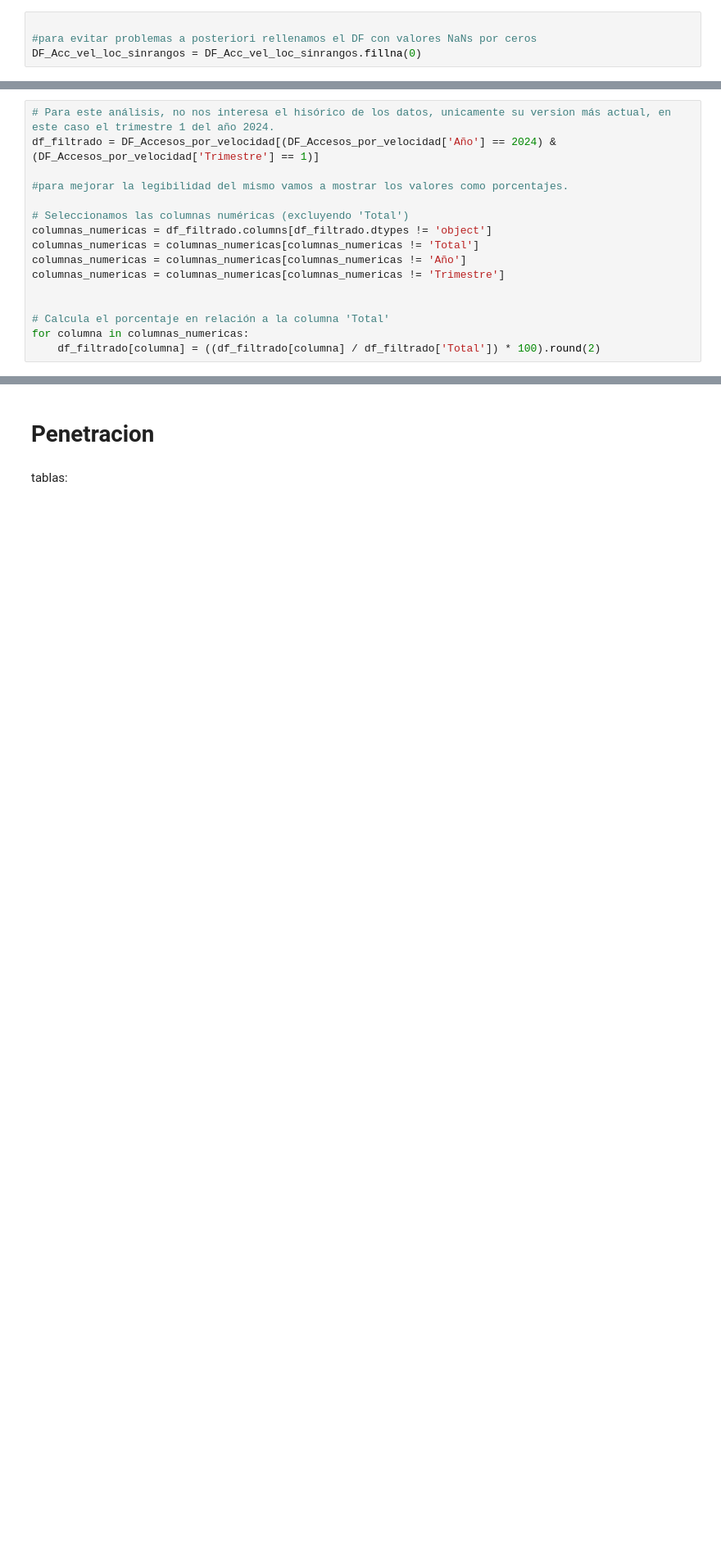
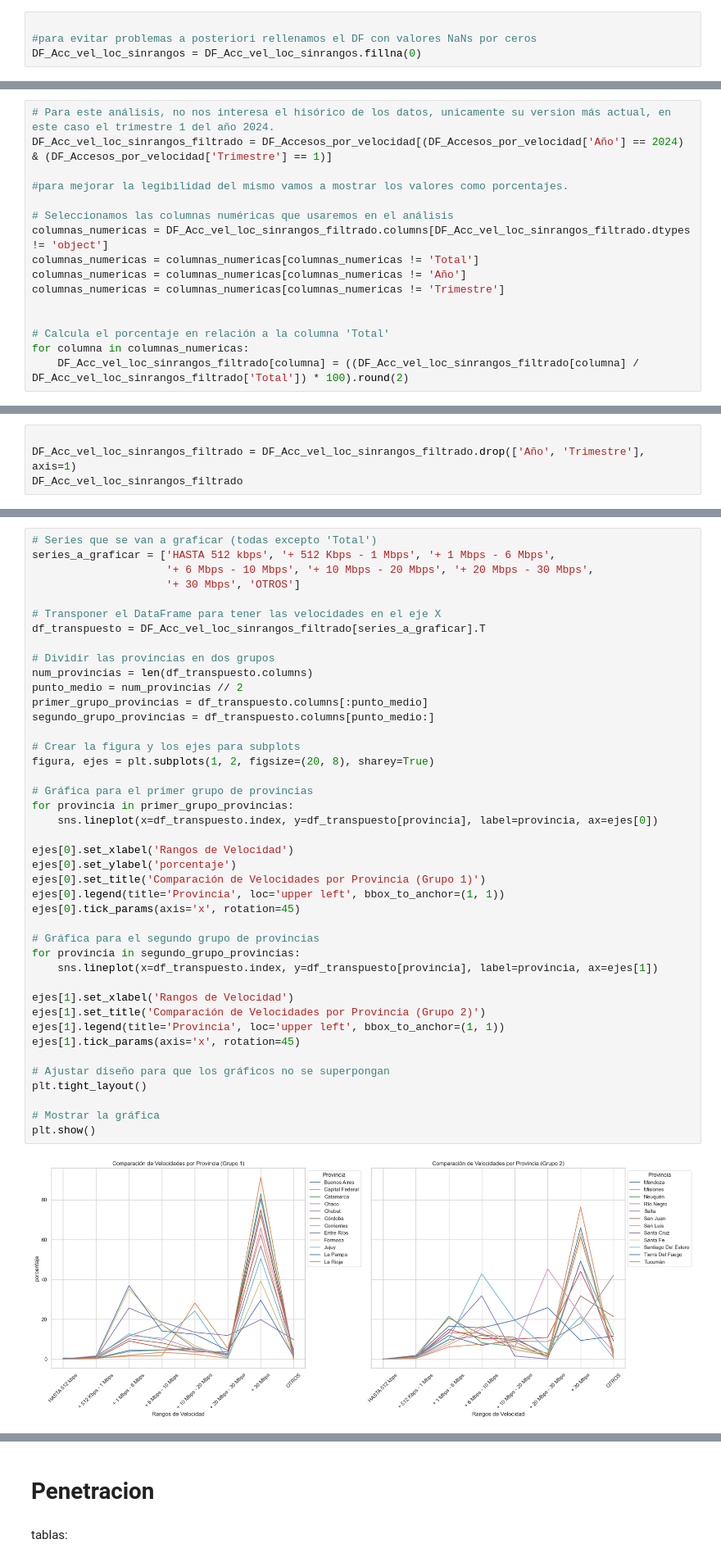
Before and after one commit to federicopiparo/Proyecto-Individual-N-2---Piparo-Federico, a Jupyter notebook: proyecto individual EDA -Federico piapro/EDA.ipynb, the cells around one changed output, grey strips where cells are left out. Shown at 82% size. Cells and saved outputs as stored; diff of their text form; blank space fills up the shorter version.

```diff
--- a/proyecto individual EDA -Federico piapro/EDA.ipynb
+++ b/proyecto individual EDA -Federico piapro/EDA.ipynb
@@ -173,11 +178,11 @@ DF_Acc_vel_loc_sinrangos = DF_Acc_vel_loc_sinrangos.fillna(0)
 # %%
 # Para este análisis, no nos interesa el hisórico de los datos, unicamente su version más actual, en este caso el trimestre 1 del año 2024.
-df_filtrado = DF_Accesos_por_velocidad[(DF_Accesos_por_velocidad['Año'] == 2024) & (DF_Accesos_por_velocidad['Trimestre'] == 1)]
+DF_Acc_vel_loc_sinrangos_filtrado = DF_Accesos_por_velocidad[(DF_Accesos_por_velocidad['Año'] == 2024) & (DF_Accesos_por_velocidad['Trimestre'] == 1)]
 
 #para mejorar la legibilidad del mismo vamos a mostrar los valores como porcentajes.
 
-# Seleccionamos las columnas numéricas (excluyendo 'Total')
-columnas_numericas = df_filtrado.columns[df_filtrado.dtypes != 'object']
+# Seleccionamos las columnas numéricas que usaremos en el análisis
+columnas_numericas = DF_Acc_vel_loc_sinrangos_filtrado.columns[DF_Acc_vel_loc_sinrangos_filtrado.dtypes != 'object']
 columnas_numericas = columnas_numericas[columnas_numericas != 'Total']
 columnas_numericas = columnas_numericas[columnas_numericas != 'Año']
 columnas_numericas = columnas_numericas[columnas_numericas != 'Trimestre']
@@ -185,7 +190,7 @@ columnas_numericas = columnas_numericas[columnas_numericas != 'Trimestre']
 
 # Calcula el porcentaje en relación a la columna 'Total'
 for columna in columnas_numericas:
-    df_filtrado[columna] = ((df_filtrado[columna] / df_filtrado['Total']) * 100).round(2)
+    DF_Acc_vel_loc_sinrangos_filtrado[columna] = ((DF_Acc_vel_loc_sinrangos_filtrado[columna] / DF_Acc_vel_loc_sinrangos_filtrado['Total']) * 100).round(2)
 # %% [output]
 A value is trying to be set on a copy of a slice from a DataFrame.
 Try using .loc[row_indexer,col_indexer] = value instead
@@ -216,0 +200,4 @@ Para
+# %%
+
+DF_Acc_vel_loc_sinrangos_filtrado = DF_Acc_vel_loc_sinrangos_filtrado.drop(['Año', 'Trimestre'], axis=1)
+DF_Acc_vel_loc_sinrangos_filtrado
@@ -288,0 +262,44 @@ tablas:
+# %%
+# Series que se van a graficar (todas excepto 'Total')
+series_a_graficar = ['HASTA 512 kbps', '+ 512 Kbps - 1 Mbps', '+ 1 Mbps - 6 Mbps',
+                     '+ 6 Mbps - 10 Mbps', '+ 10 Mbps - 20 Mbps', '+ 20 Mbps - 30 Mbps',
+                     '+ 30 Mbps', 'OTROS']
+
+# Transponer el DataFrame para tener las velocidades en el eje X
+df_transpuesto = DF_Acc_vel_loc_sinrangos_filtrado[series_a_graficar].T
+
+# Dividir las provincias en dos grupos
+num_provincias = len(df_transpuesto.columns)
+punto_medio = num_provincias // 2
+primer_grupo_provincias = df_transpuesto.columns[:punto_medio]
+segundo_grupo_provincias = df_transpuesto.columns[punto_medio:]
+
+# Crear la figura y los ejes para subplots
+figura, ejes = plt.subplots(1, 2, figsize=(20, 8), sharey=True)
+
+# Gráfica para el primer grupo de provincias
+for provincia in primer_grupo_provincias:
+    sns.lineplot(x=df_transpuesto.index, y=df_transpuesto[provincia], label=provincia, ax=ejes[0])
+
+ejes[0].set_xlabel('Rangos de Velocidad')
+ejes[0].set_ylabel('porcentaje')
+ejes[0].set_title('Comparación de Velocidades por Provincia (Grupo 1)')
+ejes[0].legend(title='Provincia', loc='upper left', bbox_to_anchor=(1, 1))
+ejes[0].tick_params(axis='x', rotation=45)
+
+# Gráfica para el segundo grupo de provincias
+for provincia in segundo_grupo_provincias:
+    sns.lineplot(x=df_transpuesto.index, y=df_transpuesto[provincia], label=provincia, ax=ejes[1])
+
+ejes[1].set_xlabel('Rangos de Velocidad')
+ejes[1].set_title('Comparación de Velocidades por Provincia (Grupo 2)')
+ejes[1].legend(title='Provincia', loc='upper left', bbox_to_anchor=(1, 1))
+ejes[1].tick_params(axis='x', rotation=45)
+
+# Ajustar diseño para que los gráficos no se superpongan
+plt.tight_layout()
+
+# Mostrar la gráfica
+plt.show()
+# %% [output]
+[figure, added]
```
Also changed, not shown: parts of 22 cells of this notebook.
